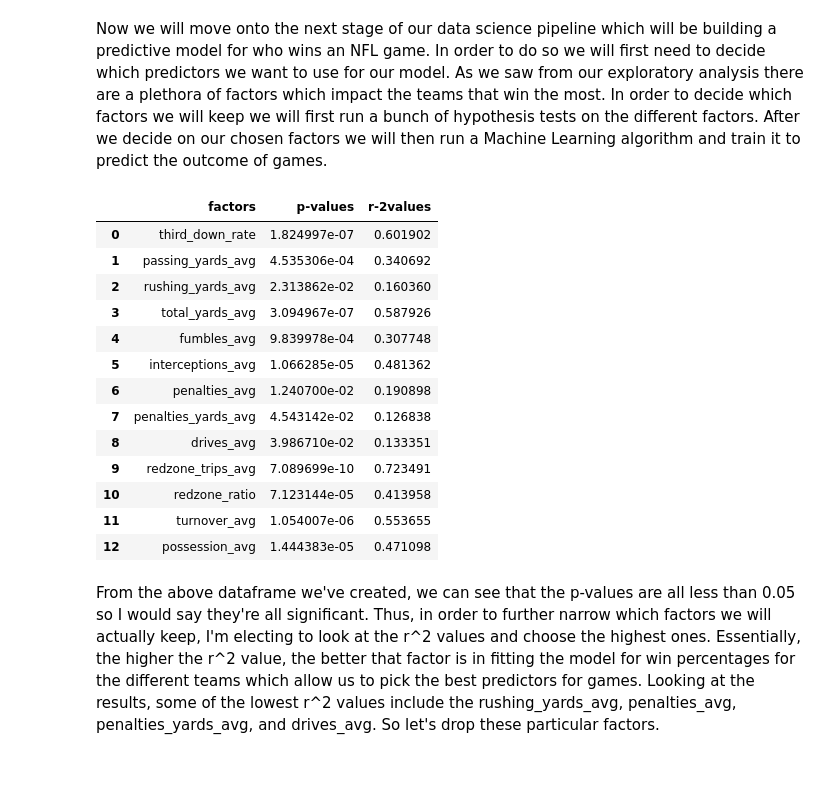
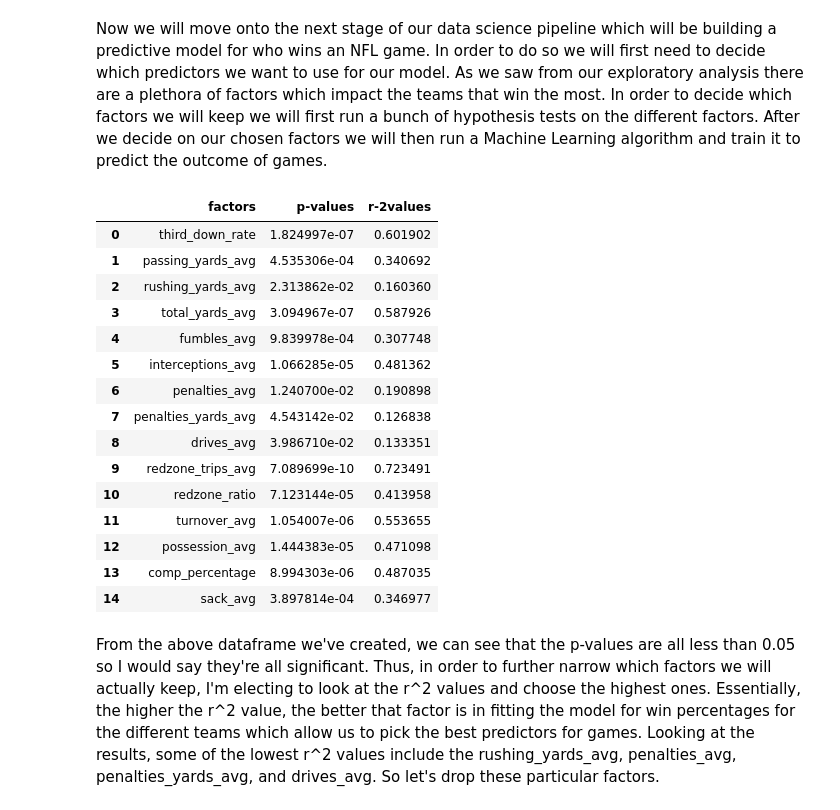
Before and after one commit to BraydenNgo/braydenngo.github.io, a Jupyter notebook: cmsc320finalngo/ngo_final_project (3).ipynb, the cells around one changed output. Saved outputs shown, nothing was run; the diff lists cells and outputs as text; code cells hidden in the pictures; blank space fills up the shorter version.

```diff
--- a/cmsc320finalngo/ngo_final_project (3).ipynb
+++ b/cmsc320finalngo/ngo_final_project (3).ipynb
@@ -245,6 +258,10 @@ game_df['third_down_ratio_away'] = np.nan
 # create a new column for the winner
 game_df['Winner'] = np.nan
 
+######################
+game_df['comp_att_away_ratio'] = np.nan
+game_df['comp_att_home_ratio'] = np.nan
+
 
 #####################
 game_df['sacks_home_cnt'] = np.nan
@@ -266,6 +283,10 @@ for index, row in game_df.iterrows():
 
     game_df.at[index, 'sacks_home_cnt'] =  int(row.sacks_home[0:row.sacks_home.index('-')])
     game_df.at[index, 'sacks_away_cnt'] = int(row.sacks_away[0:row.sacks_away.index('-')])
+
+    # completion attempts
+    game_df.at[index, 'comp_att_away_ratio']  = int(row.comp_att_away[0:row.comp_att_away.index('-')]) / int(row.comp_att_away[row.comp_att_away.index('-') + 1:])
+    game_df.at[index, 'comp_att_home_ratio']   = int(row.comp_att_home[0:row.comp_att_home.index('-')]) / int(row.comp_att_home[row.comp_att_home.index('-') + 1:])
 
 
     if(row.score_away > row.score_home):
@@ -945,35 +966,37 @@ def hypothesisTest(factor):
 # create a new dataframe for the game factors and r^2 values
 game_factors_df = pd.DataFrame()
 game_factors_lst = ['third_down_rate', 'passing_yards_avg', 'rushing_yards_avg', 'total_yards_avg', 'fumbles_avg', 'interceptions_avg', 'penalties_avg', 'penalties_yards_avg', 'drives_avg', 'redzone_trips_avg', 'redzone_ratio',
-                    'turnover_avg', 'possession_avg']
+                    'turnover_avg', 'possession_avg', 'comp_percentage', 'sack_avg']
 pvalues_lst = []
 r2values_lst = []
 
 for factor in game_factors_lst:
     results = hypothesisTest(factor)
     pvalues_lst.append(results[0])
     r2values_lst.append(results[1])
 
 game_factors_df['factors'] = game_factors_lst
 game_factors_df['p-values'] = pvalues_lst
 game_factors_df['r-2values'] = r2values_lst
 
 display(game_factors_df)
 # %% [output]
 |  | factors | p-values | r-2values |
 | 0 | third_down_rate | 1.824997e-07 | 0.601902 |
 | 1 | passing_yards_avg | 4.535306e-04 | 0.340692 |
 | 2 | rushing_yards_avg | 2.313862e-02 | 0.160360 |
 | 3 | total_yards_avg | 3.094967e-07 | 0.587926 |
 | 4 | fumbles_avg | 9.839978e-04 | 0.307748 |
 | 5 | interceptions_avg | 1.066285e-05 | 0.481362 |
 | 6 | penalties_avg | 1.240700e-02 | 0.190898 |
 | 7 | penalties_yards_avg | 4.543142e-02 | 0.126838 |
 | 8 | drives_avg | 3.986710e-02 | 0.133351 |
 | 9 | redzone_trips_avg | 7.089699e-10 | 0.723491 |
 | 10 | redzone_ratio | 7.123144e-05 | 0.413958 |
 | 11 | turnover_avg | 1.054007e-06 | 0.553655 |
 | 12 | possession_avg | 1.444383e-05 | 0.471098 |
+| 13 | comp_percentage | 8.994303e-06 | 0.487035 |
+| 14 | sack_avg | 3.897814e-04 | 0.346977 |
 # %% [markdown]
 From the above dataframe we've created, we can see that the p-values are all less than 0.05 so I would say they're all significant. Thus, in order to further narrow which factors we will actually keep, I'm electing to look at the r^2 values and choose the highest ones. Essentially, the higher the r^2 value, the better that factor is in fitting the model for win percentages for the different teams which allow us to pick the best predictors for games. Looking at the results, some of the lowest r^2 values include the rushing_yards_avg, penalties_avg, penalties_yards_avg, and drives_avg. So let's drop these particular factors.
 # %%
```
Also changed, not shown: parts of 10 cells of this notebook, 1 other file.
